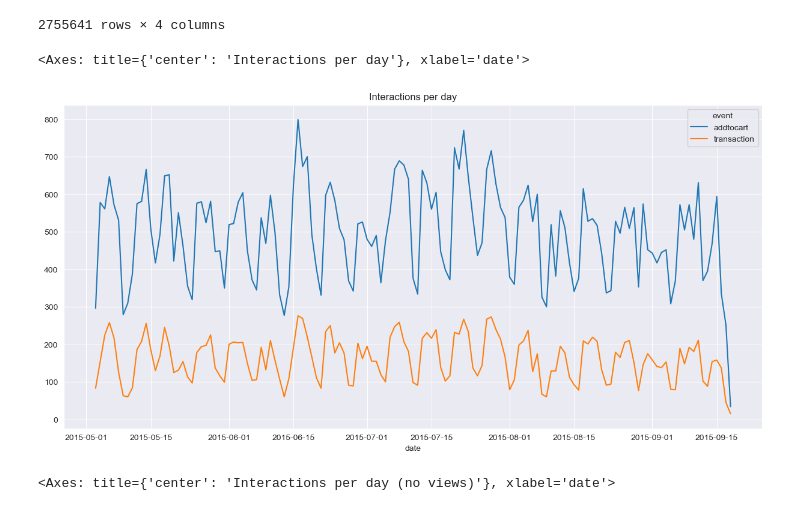
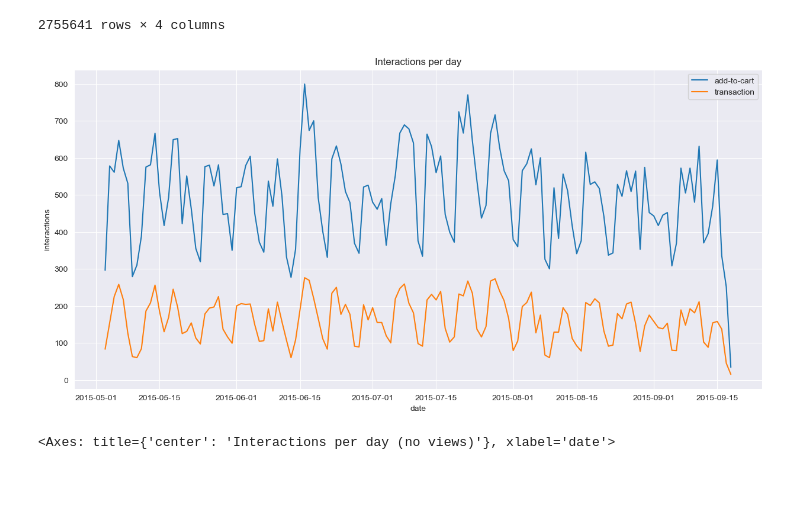
Before and after one commit to tomhuber96/master-thesis-practical-part, a Jupyter notebook: EDA/detail_rocket_eda.ipynb, the cells around one changed output. Drawn from its saved outputs; the diff is of its cells as text; code cells hidden in the pictures; blank space fills up the shorter version.

Commit message:
feat(eda): fix retailrocket plot

```diff
--- a/EDA/detail_rocket_eda.ipynb
+++ b/EDA/detail_rocket_eda.ipynb
@@ -307,11 +307,14 @@ events_subset
 # %%
 fig, ax = plt.subplots(figsize=(15,7))
 plt.title('Interactions per day')
-
+ax.set_xlabel("date")
+ax.set_ylabel("interactions")
+labels = ['add-to-cart', 'transaction']
 events_subset[events_subset['event'] != 'view'].groupby(['date','event']).sum()['cnt'].unstack().plot(ax=ax)
+plt.legend(labels)
+plt.show()
 # %% [output]
-<Axes: title={'center': 'Interactions per day'}, xlabel='date'>
-[figure, old version]
+[figure, new version]
 # %%
 fig, ax = plt.subplots(figsize=(15,7))
 plt.title('Interactions per day (no views)')
```
Also changed, not shown: parts of 11 cells of this notebook.
